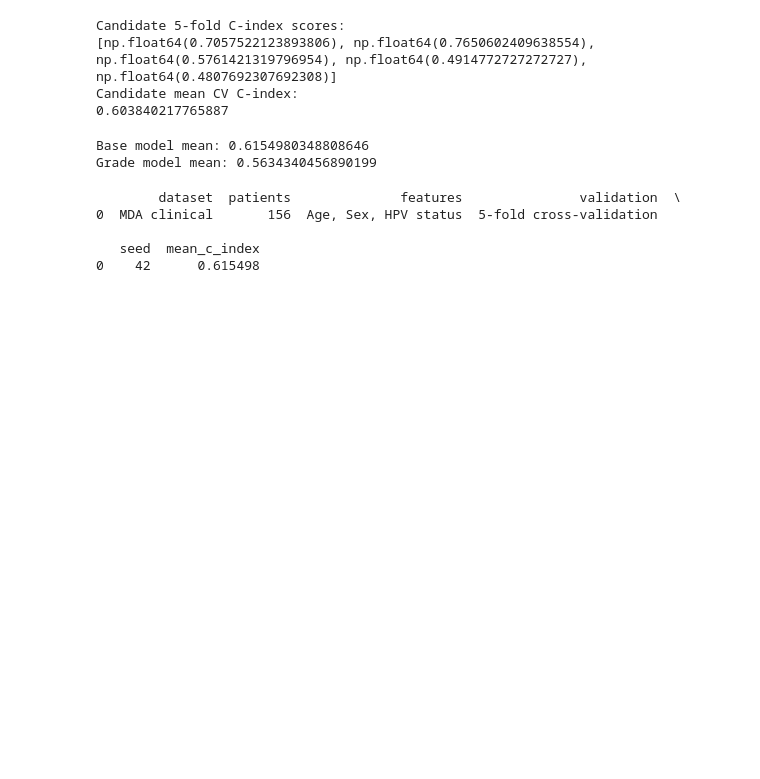
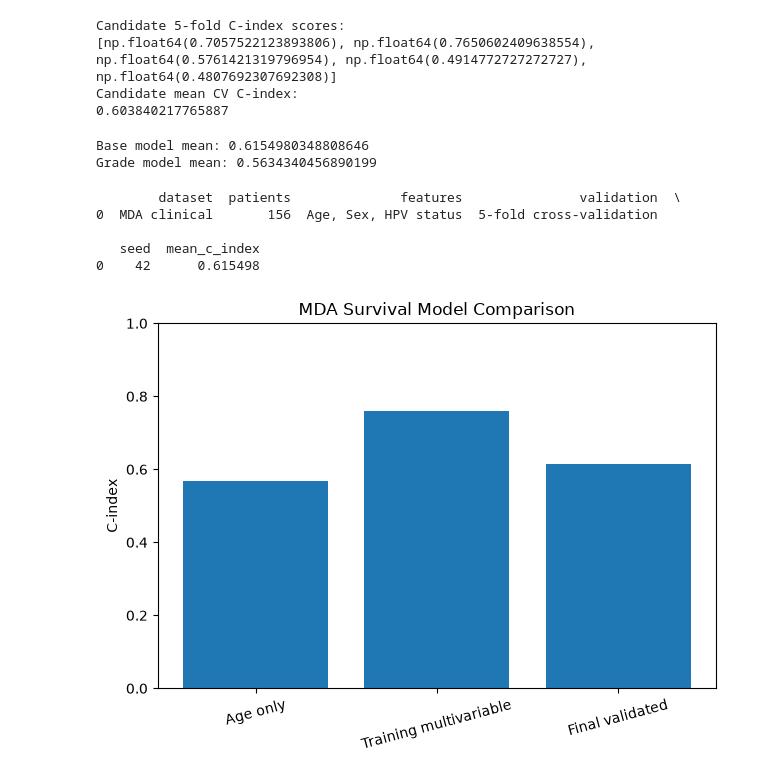
Before and after one commit to tharuniya26/hecktor-centre-aware-prognosis, a Jupyter notebook: notebooks/08_real_mda_survival.ipynb, the cells around one changed output. Cells and saved outputs as stored; diff of their text form; code cells hidden in the pictures; blank space fills up the shorter version.

Commit message:
Add MDA model comparison figure

```diff
--- a/notebooks/08_real_mda_survival.ipynb
+++ b/notebooks/08_real_mda_survival.ipynb
@@ -289,3 +289,35 @@ print(final_result)
 
    seed  mean_c_index
 0    42      0.615498
+# %%
+import matplotlib.pyplot as plt
+
+model_names = [
+    "Age only",
+    "Training multivariable",
+    "Final validated"
+]
+
+c_indices = [
+    0.568,
+    0.760,
+    0.615
+]
+
+plt.bar(model_names, c_indices)
+
+plt.ylabel("C-index")
+plt.title("MDA Survival Model Comparison")
+plt.ylim(0, 1)
+plt.xticks(rotation=15)
+
+plt.tight_layout()
+
+plt.savefig(
+    "../results/mda_model_comparison.png",
+    bbox_inches="tight"
+)
+
+plt.show()
+# %% [output]
+[figure, added]
```
Also changed, not shown: 2 other files.
